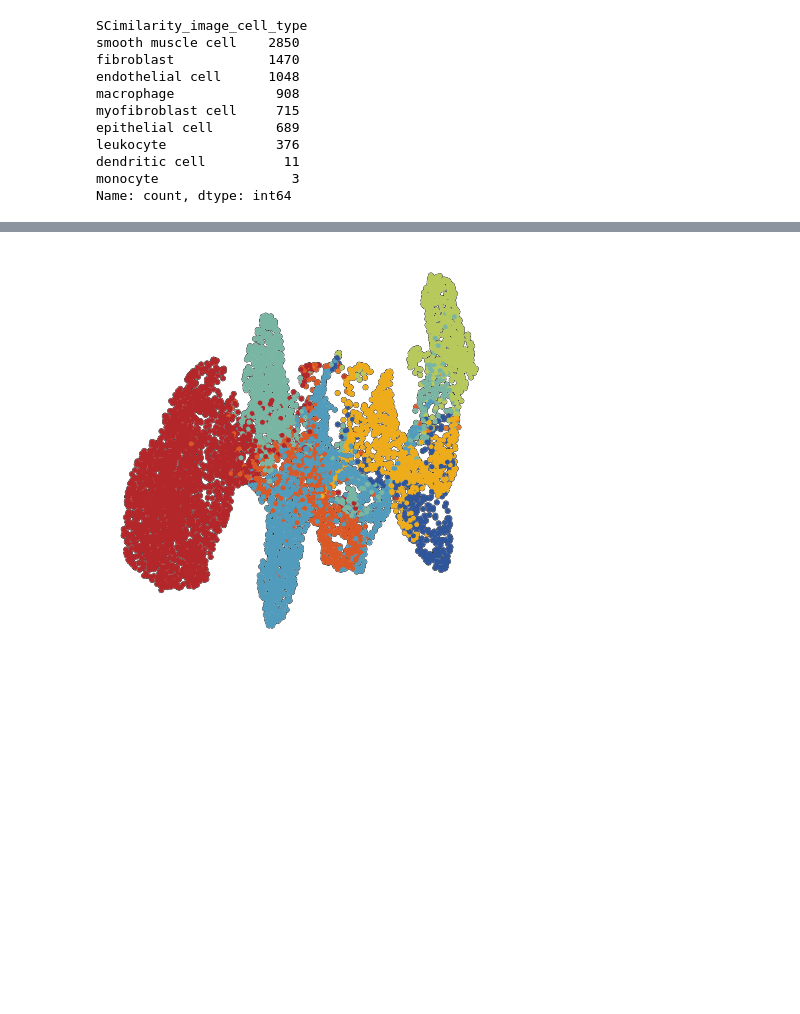
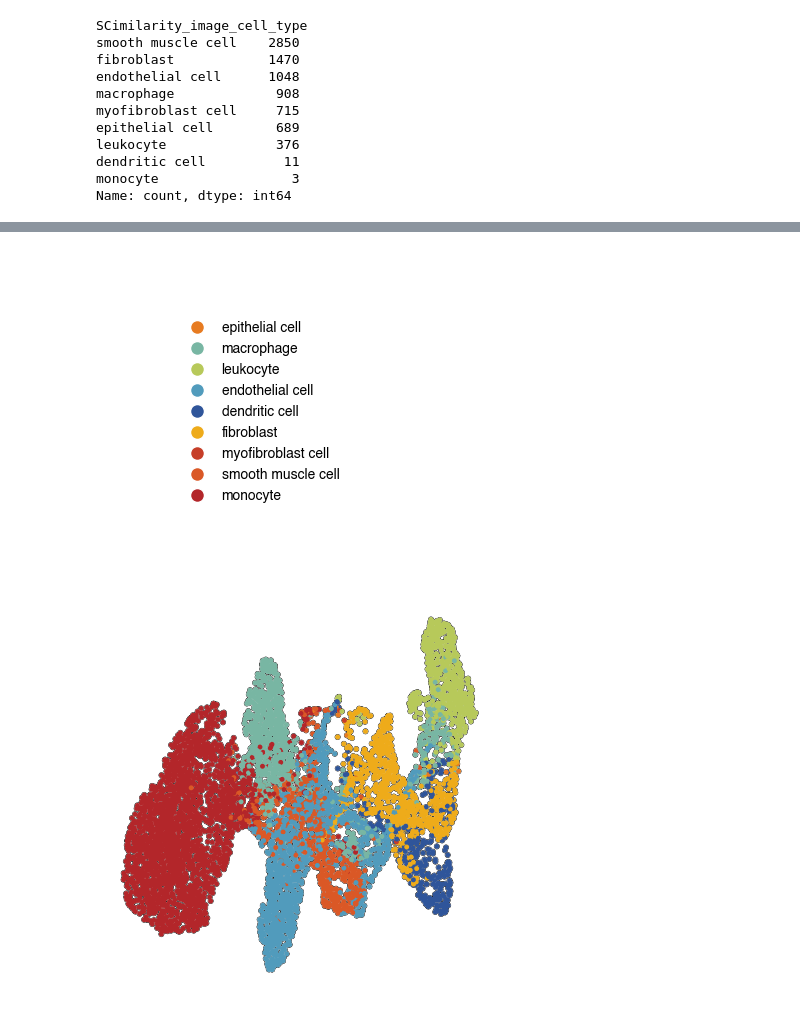
Before and after one commit to MannLabs/scPortrait_manuscript, a Jupyter notebook: figure_notebooks/Fig_3.ipynb, the cells around one changed output, grey strips where cells are left out. Drawn from its saved outputs; the diff is of its cells as text; code cells hidden in the pictures; blank space fills up the shorter version.

```diff
--- a/figure_notebooks/Fig_3.ipynb
+++ b/figure_notebooks/Fig_3.ipynb
@@ -153 +173,22 @@ rsc.tl.umap(plot_data)
+# %%
+# Create figure containing the legend to the previously generated tSNE
+df = pd.DataFrame({
+    'SCimilarity_image_cell_type': plot_data.obs['SCimilarity_image_cell_type'].unique().tolist(),
+    'color': plot_data.uns['SCimilarity_image_cell_type_colors'],
+})
+
+fig, ax = plt.subplots(figsize=(4, 4))
+ax.axis("off")
+
+# Build legend handles
+handles = [
+    plt.Line2D([0], [0], marker='o', color='w',
+               markerfacecolor=row['color'], markersize=10,
+               label=row['SCimilarity_image_cell_type'])
+    for _, row in df.iterrows()
+]
+ax.legend(handles=handles, loc='center', frameon=False)
+fig.savefig(f"{figures_directory}/Fig_3b_tSNE_legend.png", dpi=300, bbox_inches="tight")
+# %% [output]
+[figure, added]
 # %%
```
Also changed, not shown: parts of 55 cells of this notebook, 19 other files.
